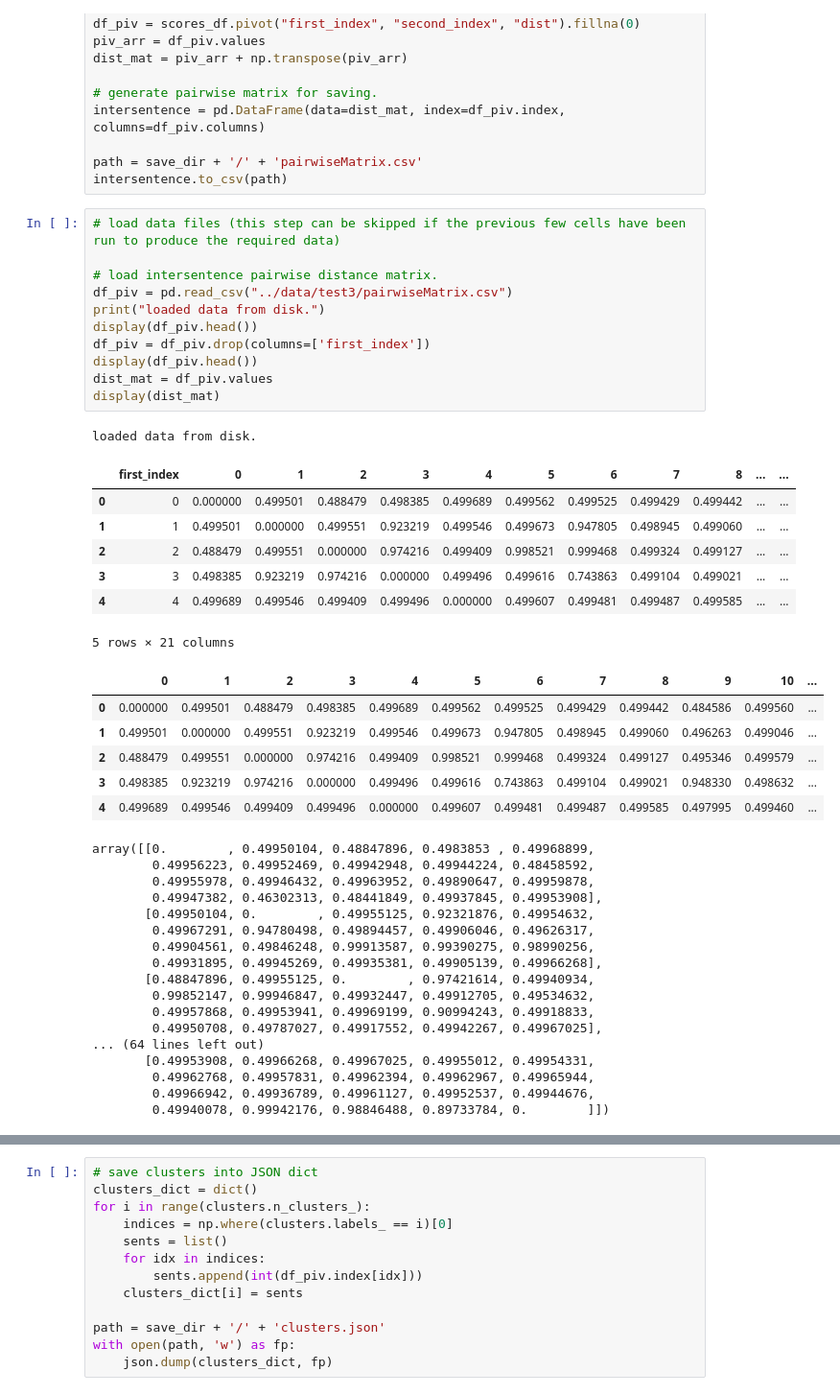
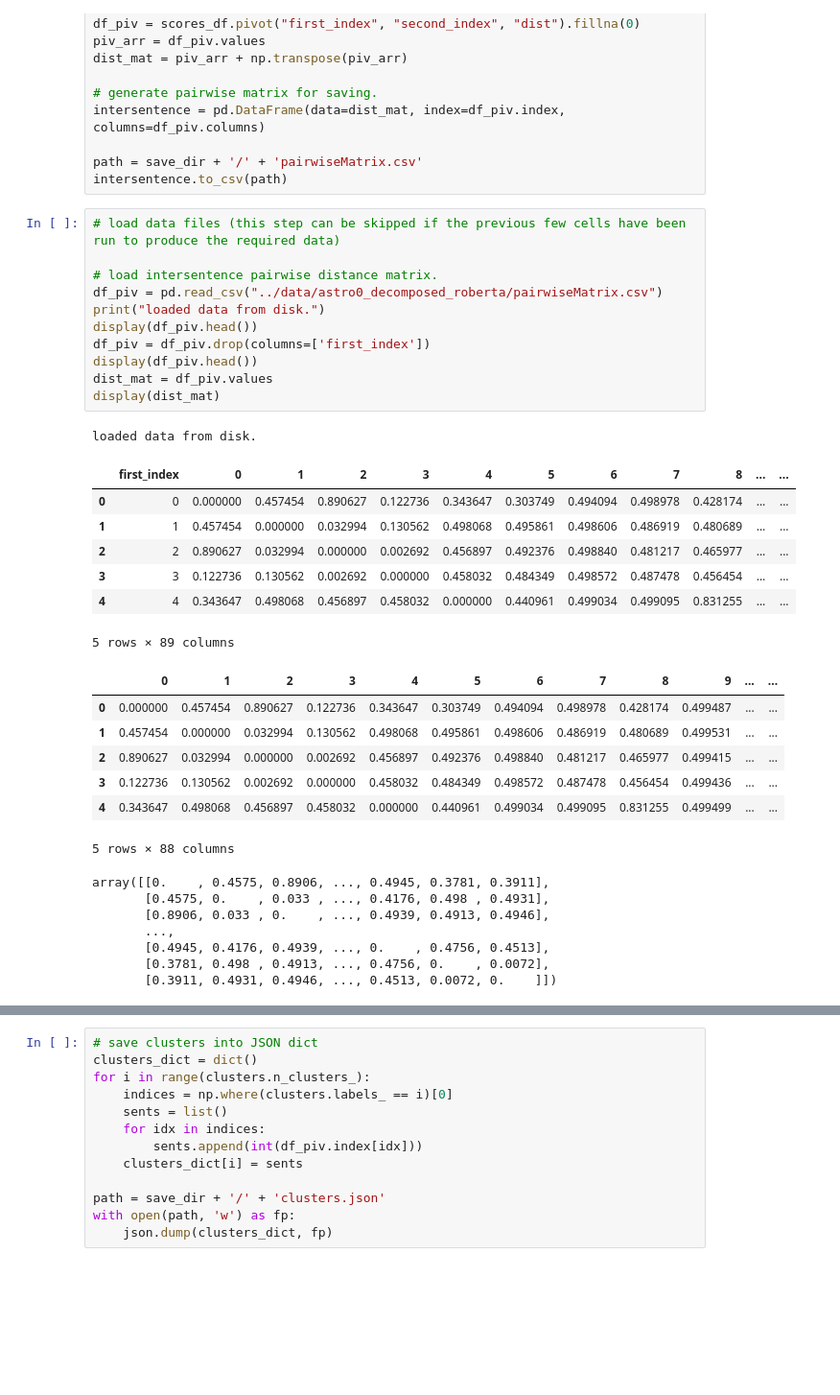
Before and after one commit to llmhyy/comments_summarization, a Jupyter notebook: src/Main.ipynb, the cells around one changed output, grey strips where cells are left out. Shown: that part at 96% size. Saved outputs shown, nothing was run; the diff lists cells and outputs as text; blank space fills up the shorter version.

```diff
--- a/src/Main.ipynb
+++ b/src/Main.ipynb
@@ -234,46 +235,37 @@ intersentence.to_csv(path)
 # %%
 # load data files (this step can be skipped if the previous few cells have been run to produce the required data)
 
 # load intersentence pairwise distance matrix.
-df_piv = pd.read_csv("../data/test3/pairwiseMatrix.csv")
+df_piv = pd.read_csv("../data/astro0_decomposed_roberta/pairwiseMatrix.csv")
 print("loaded data from disk.")
 display(df_piv.head())
 df_piv = df_piv.drop(columns=['first_index'])
 display(df_piv.head())
 dist_mat = df_piv.values
 display(dist_mat)
 # %% [output]
 loaded data from disk.
 |  | first_index | 0 | 1 | 2 | 3 | 4 | 5 | 6 | 7 | 8 | ... | ... |
-| 0 | 0 | 0.000000 | 0.499501 | 0.488479 | 0.498385 | 0.499689 | 0.499562 | 0.499525 | 0.499429 | 0.499442 | ... | ... |
-| 1 | 1 | 0.499501 | 0.000000 | 0.499551 | 0.923219 | 0.499546 | 0.499673 | 0.947805 | 0.498945 | 0.499060 | ... | ... |
-| 2 | 2 | 0.488479 | 0.499551 | 0.000000 | 0.974216 | 0.499409 | 0.998521 | 0.999468 | 0.499324 | 0.499127 | ... | ... |
-| 3 | 3 | 0.498385 | 0.923219 | 0.974216 | 0.000000 | 0.499496 | 0.499616 | 0.743863 | 0.499104 | 0.499021 | ... | ... |
-| 4 | 4 | 0.499689 | 0.499546 | 0.499409 | 0.499496 | 0.000000 | 0.499607 | 0.499481 | 0.499487 | 0.499585 | ... | ... |
+| 0 | 0 | 0.000000 | 0.457454 | 0.890627 | 0.122736 | 0.343647 | 0.303749 | 0.494094 | 0.498978 | 0.428174 | ... | ... |
+| 1 | 1 | 0.457454 | 0.000000 | 0.032994 | 0.130562 | 0.498068 | 0.495861 | 0.498606 | 0.486919 | 0.480689 | ... | ... |
+| 2 | 2 | 0.890627 | 0.032994 | 0.000000 | 0.002692 | 0.456897 | 0.492376 | 0.498840 | 0.481217 | 0.465977 | ... | ... |
+| 3 | 3 | 0.122736 | 0.130562 | 0.002692 | 0.000000 | 0.458032 | 0.484349 | 0.498572 | 0.487478 | 0.456454 | ... | ... |
+| 4 | 4 | 0.343647 | 0.498068 | 0.456897 | 0.458032 | 0.000000 | 0.440961 | 0.499034 | 0.499095 | 0.831255 | ... | ... |
-5 rows × 21 columns
+5 rows × 89 columns
-|  | 0 | 1 | 2 | 3 | 4 | 5 | 6 | 7 | 8 | 9 | 10 | ... |
-| 0 | 0.000000 | 0.499501 | 0.488479 | 0.498385 | 0.499689 | 0.499562 | 0.499525 | 0.499429 | 0.499442 | 0.484586 | 0.499560 | ... |
-| 1 | 0.499501 | 0.000000 | 0.499551 | 0.923219 | 0.499546 | 0.499673 | 0.947805 | 0.498945 | 0.499060 | 0.496263 | 0.499046 | ... |
-| 2 | 0.488479 | 0.499551 | 0.000000 | 0.974216 | 0.499409 | 0.998521 | 0.999468 | 0.499324 | 0.499127 | 0.495346 | 0.499579 | ... |
-| 3 | 0.498385 | 0.923219 | 0.974216 | 0.000000 | 0.499496 | 0.499616 | 0.743863 | 0.499104 | 0.499021 | 0.948330 | 0.498632 | ... |
-| 4 | 0.499689 | 0.499546 | 0.499409 | 0.499496 | 0.000000 | 0.499607 | 0.499481 | 0.499487 | 0.499585 | 0.497995 | 0.499460 | ... |
+|  | 0 | 1 | 2 | 3 | 4 | 5 | 6 | 7 | 8 | 9 | ... | ... |
+| 0 | 0.000000 | 0.457454 | 0.890627 | 0.122736 | 0.343647 | 0.303749 | 0.494094 | 0.498978 | 0.428174 | 0.499487 | ... | ... |
+| 1 | 0.457454 | 0.000000 | 0.032994 | 0.130562 | 0.498068 | 0.495861 | 0.498606 | 0.486919 | 0.480689 | 0.499531 | ... | ... |
+| 2 | 0.890627 | 0.032994 | 0.000000 | 0.002692 | 0.456897 | 0.492376 | 0.498840 | 0.481217 | 0.465977 | 0.499415 | ... | ... |
+| 3 | 0.122736 | 0.130562 | 0.002692 | 0.000000 | 0.458032 | 0.484349 | 0.498572 | 0.487478 | 0.456454 | 0.499436 | ... | ... |
+| 4 | 0.343647 | 0.498068 | 0.456897 | 0.458032 | 0.000000 | 0.440961 | 0.499034 | 0.499095 | 0.831255 | 0.499499 | ... | ... |
-array([[0.        , 0.49950104, 0.48847896, 0.4983853 , 0.49968899,
-        0.49956223, 0.49952469, 0.49942948, 0.49944224, 0.48458592,
-        0.49955978, 0.49946432, 0.49963952, 0.49890647, 0.49959878,
-        0.49947382, 0.46302313, 0.48441849, 0.49937845, 0.49953908],
-       [0.49950104, 0.        , 0.49955125, 0.92321876, 0.49954632,
-        0.49967291, 0.94780498, 0.49894457, 0.49906046, 0.49626317,
-        0.49904561, 0.49846248, 0.99913587, 0.99390275, 0.98990256,
-        0.49931895, 0.49945269, 0.49935381, 0.49905139, 0.49966268],
-       [0.48847896, 0.49955125, 0.        , 0.97421614, 0.49940934,
-        0.99852147, 0.99946847, 0.49932447, 0.49912705, 0.49534632,
-        0.49957868, 0.49953941, 0.49969199, 0.90994243, 0.49918833,
-        0.49950708, 0.49787027, 0.49917552, 0.49942267, 0.49967025],
-... (64 lines left out)
-       [0.49953908, 0.49966268, 0.49967025, 0.49955012, 0.49954331,
-        0.49962768, 0.49957831, 0.49962394, 0.49962967, 0.49965944,
-        0.49966942, 0.49936789, 0.49961127, 0.49952537, 0.49944676,
-        0.49940078, 0.99942176, 0.98846488, 0.89733784, 0.        ]])
+5 rows × 88 columns
+array([[0.    , 0.4575, 0.8906, ..., 0.4945, 0.3781, 0.3911],
+       [0.4575, 0.    , 0.033 , ..., 0.4176, 0.498 , 0.4931],
+       [0.8906, 0.033 , 0.    , ..., 0.4939, 0.4913, 0.4946],
+       ...,
+       [0.4945, 0.4176, 0.4939, ..., 0.    , 0.4756, 0.4513],
+       [0.3781, 0.498 , 0.4913, ..., 0.4756, 0.    , 0.0072],
+       [0.3911, 0.4931, 0.4946, ..., 0.4513, 0.0072, 0.    ]])
 # %%
 from scipy.spatial.distance import squareform
 condensed_mat = squareform(dist_mat)
```
Also changed, not shown: parts of 37 cells of this notebook.
